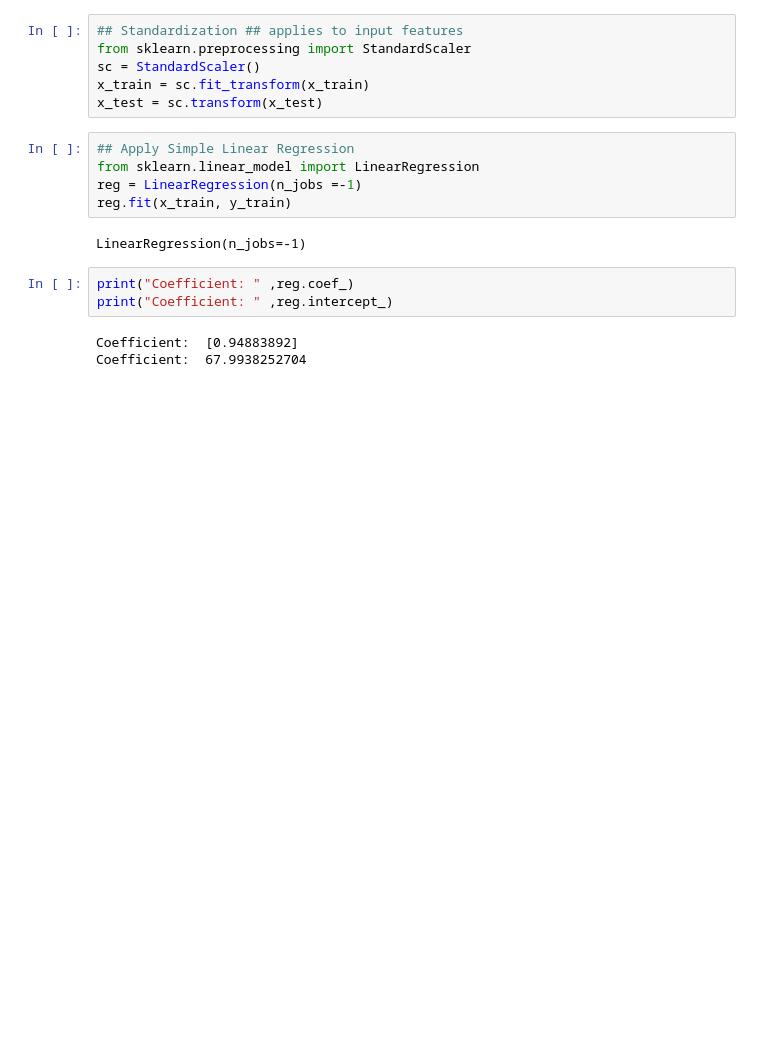
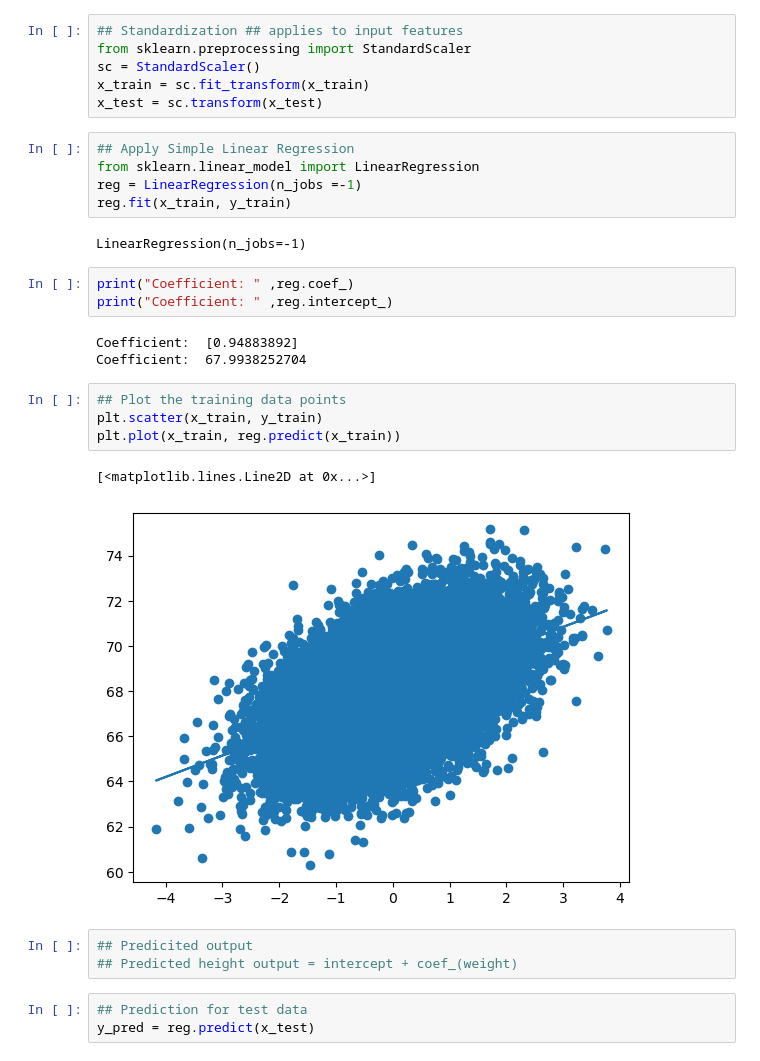
Before and after one commit to kru2710shna/End_End_ML_Project-34, a Jupyter notebook: Untitled.ipynb, the cells around one changed output. Drawn from its saved outputs; the diff is of its cells as text; blank space fills up the shorter version.

```diff
--- a/Untitled.ipynb
+++ b/Untitled.ipynb
@@ -63,3 +63,16 @@ print("Coefficient: " ,reg.intercept_)
 # %% [output]
 Coefficient:  [0.94883892]
 Coefficient:  67.9938252704
+# %%
+## Plot the training data points
+plt.scatter(x_train, y_train)
+plt.plot(x_train, reg.predict(x_train))
+# %% [output]
+[<matplotlib.lines.Line2D at 0x...>]
+[figure, added]
+# %%
+## Predicited output
+## Predicted height output = intercept + coef_(weight)
+# %%
+## Prediction for test data
+y_pred = reg.predict(x_test)
```
Also changed, not shown: parts of 2 cells of this notebook.
